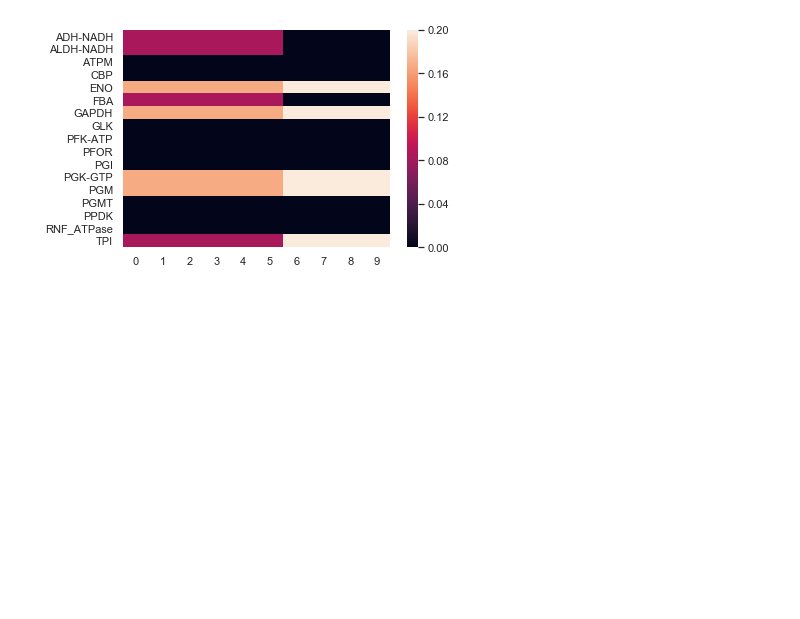
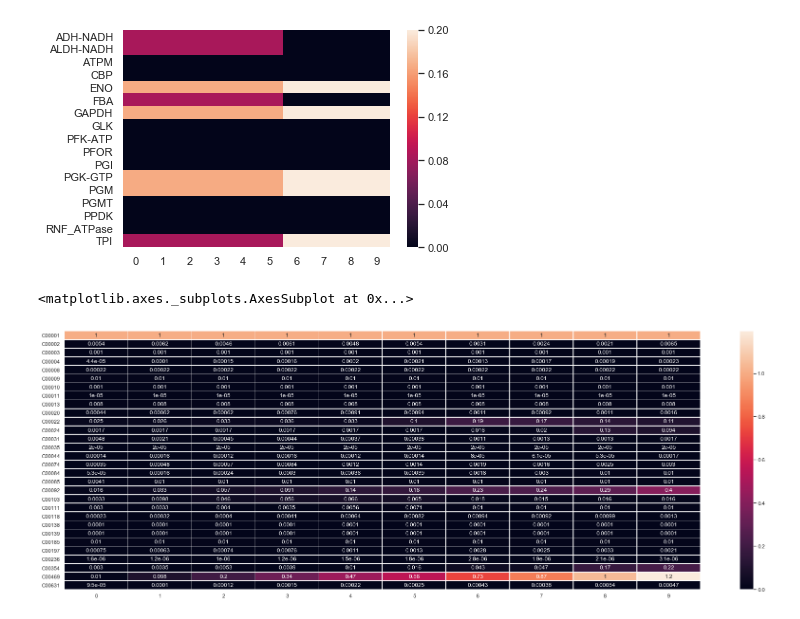
Before and after one commit to satyakamdash/Ctherm_thermo, a Jupyter notebook: atp_pfk.ipynb, the cells around one changed output. Cells and saved outputs as stored; diff of their text form; code cells hidden in the pictures; blank space fills up the shorter version.

```diff
--- a/atp_pfk.ipynb
+++ b/atp_pfk.ipynb
@@ -323,3 +323,13 @@ sns.heatmap(df)
 # %% [output]
 <matplotlib.axes._subplots.AxesSubplot at 0x...>
 [figure]
+# %%
+fng_data={}
+for t in range(10):
+    fng_data[t] = all_data[1][1][t]["concentrations"]
+df = pd.DataFrame.from_dict(fng_data)
+f, ax = plt.subplots(figsize=(30, 10))
+sns.heatmap(df,annot= True, linewidths=.5, ax=ax)
+# %% [output]
+<matplotlib.axes._subplots.AxesSubplot at 0x...>
+[figure, added]
```
Also changed, not shown: parts of 1 cell of this notebook, 1 other file.
